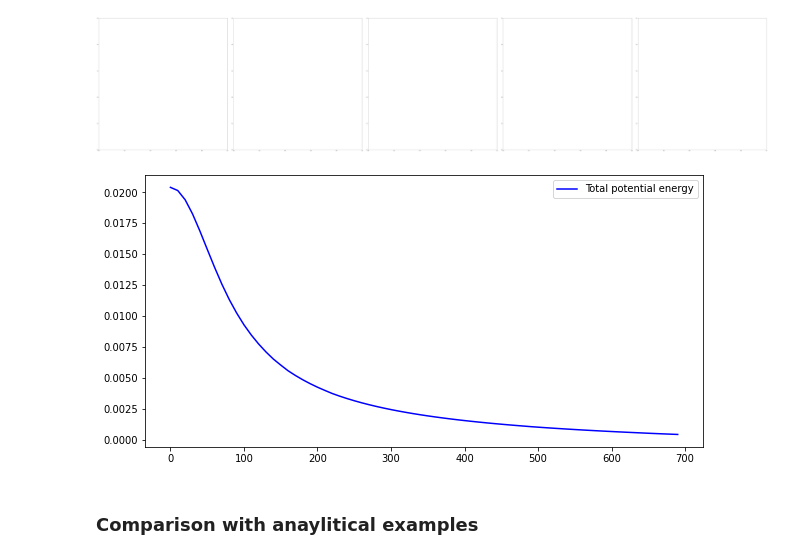
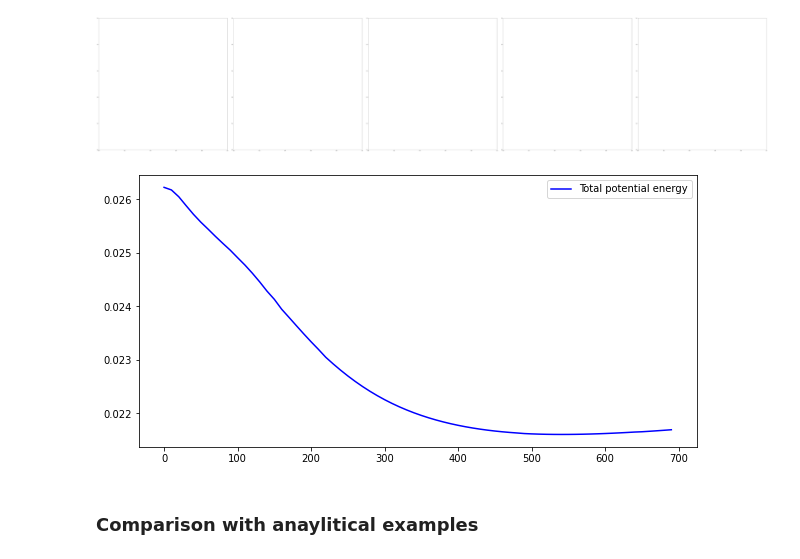
Before and after one commit to ramanakshay/Optimal-Transport, a Jupyter notebook: notebooks/dispersion_simulation.ipynb, the cells around one changed output. Saved outputs shown, nothing was run; the diff lists cells and outputs as text; code cells hidden in the pictures.

```diff
--- a/notebooks/dispersion_simulation.ipynb
+++ b/notebooks/dispersion_simulation.ipynb
@@ -216,4 +215,4 @@ solver = SinkhornSolver(A,C)
 output=solver.auto_sinkhorn(1e-3,1e-4,initial="random")
 P = output[0]
 Ae = output[1]
-U=1e-3*np.log(Ae)
+U=-1e-3*np.log(Ae)
@@ -227,8 +223,8 @@ Maximum Error: 0.00010404120483025869
 # %% [markdown]
 #### Coupling Projection Matrix
 # %%
-Pm = np.sum(P,axis = (2))
+#Pm = np.sum(P,axis = (2))
 
 plt.figure(figsize=(7, 7))
-ot.plot.plot1D_mat(A[0], A[1], Pm, 'Coupling Projection')
+ot.plot.plot1D_mat(A[0], A[1], P, 'Coupling Projection')
 # %% [output]
@@ -301,32 +297,32 @@ TypeError: ignored
 # %%
 r = [] # R values
 y = [] # V values
 R=0
 N=2 #number of marginals
 size=1000
 x = np.array([[k,] for k in range(size)]) # defining the space
 X = np.tile(x.T,(N,1))
 C = find_cost_tensor(X)
 A = np.empty((N,size), float)
 i=0
 for R in range(0,700,10):
   r.append(R)
   for j in range(N):
     A[j] = dispersion_density(size,R)
   solver = SinkhornSolver(A,C)
   output=solver.auto_sinkhorn(1e-3,1e-4,initial="ones")
   P=output[0]
   Ae = output[1]
-  U=1e-4*np.log(Ae)
+  U=-1e-3*np.log(Ae)
   K= np.sum(A[0]*U[0])
   V = np.sum(C*P)
-  y.append(V+K)
+  y.append(V+2*K)
 plt.figure(figsize=(10, 5))
 plt.plot(r, y, 'b',label = 'Total potential energy')
 plt.legend()
 plt.show()
 # %% [output]
-[figure, old version]
+[figure, new version]
 # %% [markdown]
 ### Comparison with anaylitical examples
 # %% [markdown]
```
Also changed, not shown: parts of 5 cells of this notebook.
